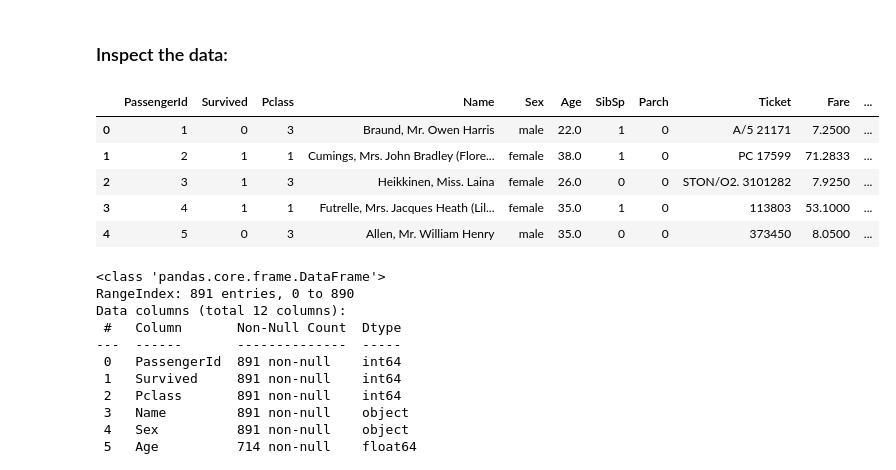
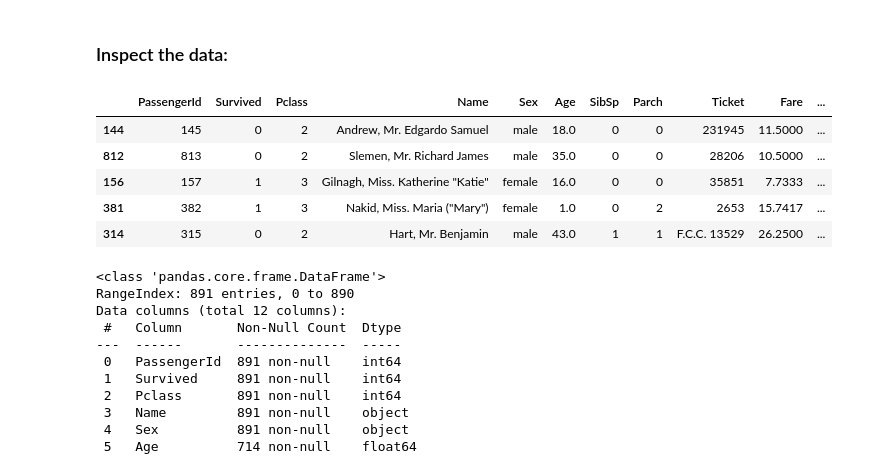
Before and after one commit to Nyotabenson/March24_Resources, a Jupyter notebook: 20_End to end Data Analysis/20 End-to-end data analysis project.ipynb, the cells around one changed output. Drawn from its saved outputs; the diff is of its cells as text; code cells hidden in the pictures.

```diff
--- a/20_End to end Data Analysis/20 End-to-end data analysis project.ipynb
+++ b/20_End to end Data Analysis/20 End-to-end data analysis project.ipynb
@@ -50,14 +50,14 @@ data = pd.read_csv(url)
 # %% [markdown]
 ### Inspect the data:
 # %%
-data.head()
+data.sample(5)
 # %% [output]
 |  | PassengerId | Survived | Pclass | Name | Sex | Age | SibSp | Parch | Ticket | Fare | ... |
-| 0 | 1 | 0 | 3 | Braund, Mr. Owen Harris | male | 22.0 | 1 | 0 | A/5 21171 | 7.2500 | ... |
-| 1 | 2 | 1 | 1 | Cumings, Mrs. John Bradley (Flore... | female | 38.0 | 1 | 0 | PC 17599 | 71.2833 | ... |
-| 2 | 3 | 1 | 3 | Heikkinen, Miss. Laina | female | 26.0 | 0 | 0 | STON/O2. 3101282 | 7.9250 | ... |
-| 3 | 4 | 1 | 1 | Futrelle, Mrs. Jacques Heath (Lil... | female | 35.0 | 1 | 0 | 113803 | 53.1000 | ... |
-| 4 | 5 | 0 | 3 | Allen, Mr. William Henry | male | 35.0 | 0 | 0 | 373450 | 8.0500 | ... |
+| 144 | 145 | 0 | 2 | Andrew, Mr. Edgardo Samuel | male | 18.0 | 0 | 0 | 231945 | 11.5000 | ... |
+| 812 | 813 | 0 | 2 | Slemen, Mr. Richard James | male | 35.0 | 0 | 0 | 28206 | 10.5000 | ... |
+| 156 | 157 | 1 | 3 | Gilnagh, Miss. Katherine "Katie" | female | 16.0 | 0 | 0 | 35851 | 7.7333 | ... |
+| 381 | 382 | 1 | 3 | Nakid, Miss. Maria ("Mary") | female | 1.0 | 0 | 2 | 2653 | 15.7417 | ... |
+| 314 | 315 | 0 | 2 | Hart, Mr. Benjamin | male | 43.0 | 1 | 1 | F.C.C. 13529 | 26.2500 | ... |
 # %%
 data.info()
 # %% [output]
```
Also changed, not shown: parts of 4 cells of this notebook, 3 other files.
